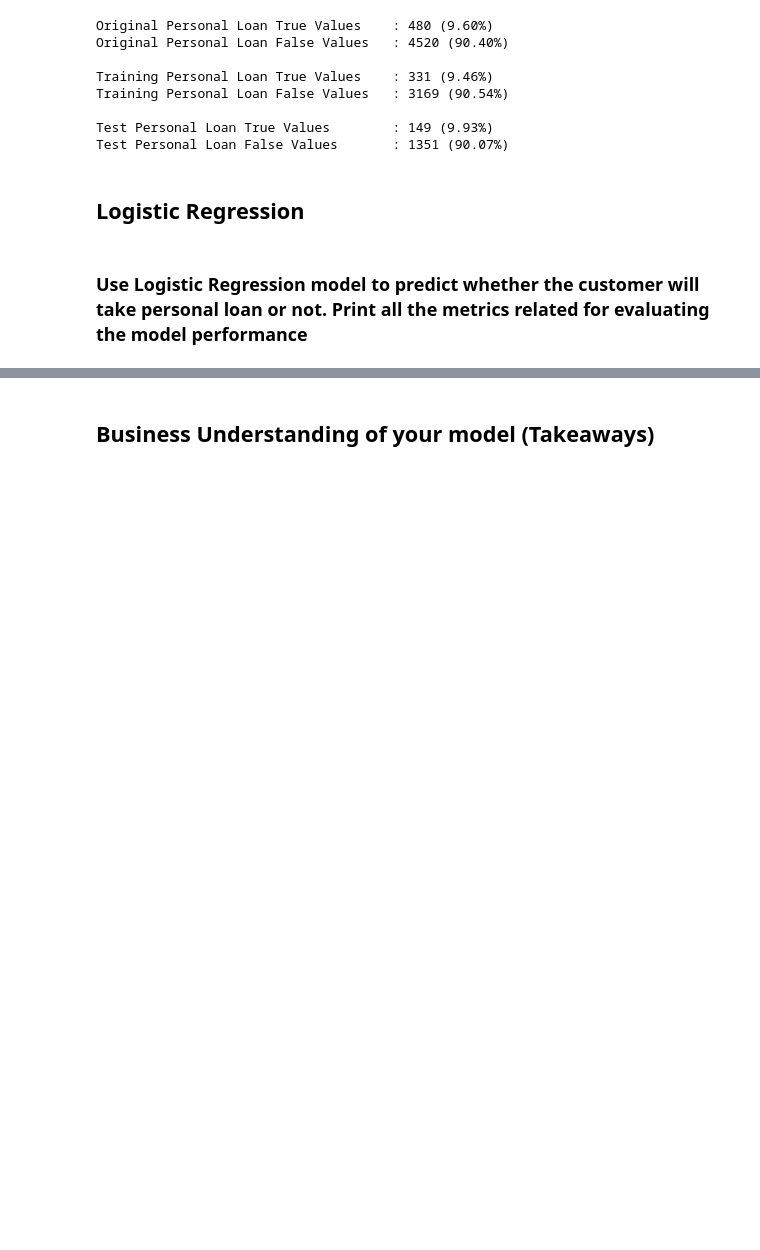
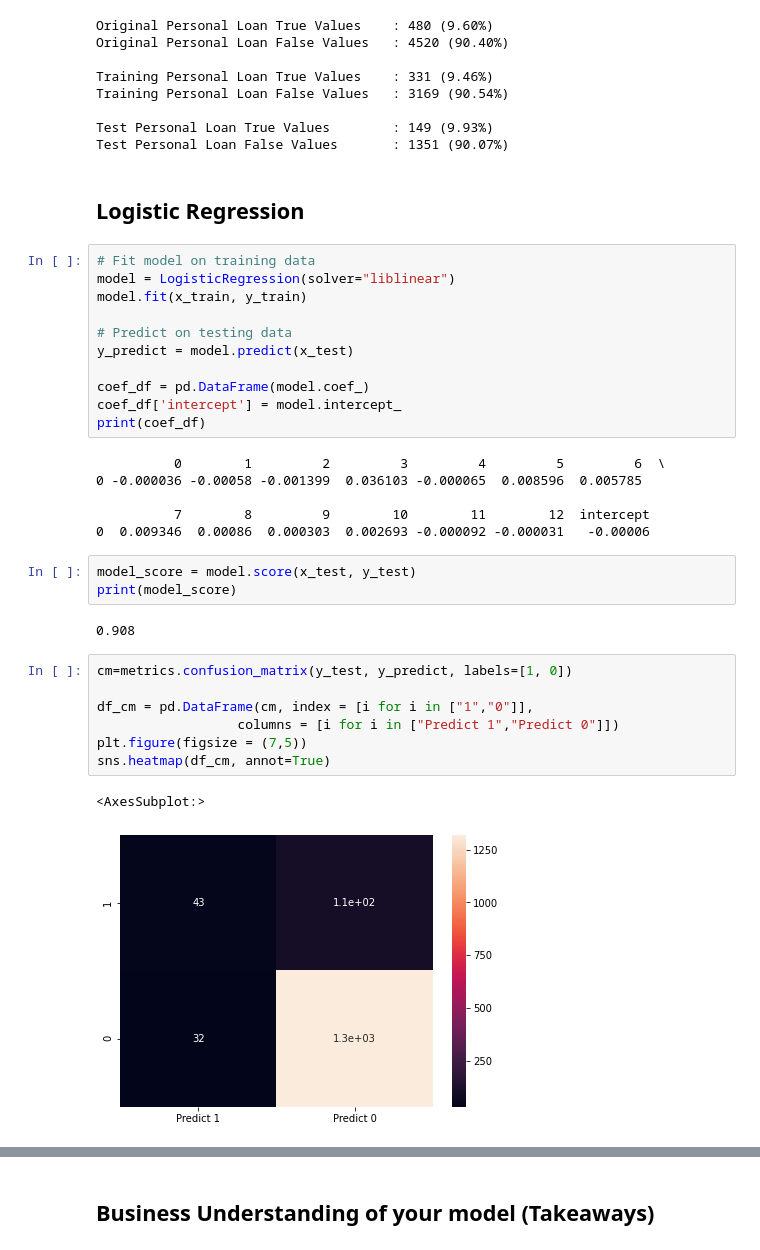
Before and after one commit to lauren-alexandra/personal-loan-campaign, a Jupyter notebook: Personal_Loan_Campaign.ipynb, the cells around one changed output, grey strips where cells are left out. Drawn from its saved outputs; the diff is of its cells as text; blank space fills up the shorter version.

```diff
--- a/Personal_Loan_Campaign.ipynb
+++ b/Personal_Loan_Campaign.ipynb
@@ -288,5 +288,35 @@ Test Personal Loan True Values        : 149 (9.93%)
 Test Personal Loan False Values       : 1351 (90.07%)
 # %% [markdown]
 ## Logistic Regression
-# %% [markdown]
-### Use Logistic Regression model to predict whether the customer will take personal loan or not. Print all the metrics related for evaluating the model performance
+# %%
+# Fit model on training data
+model = LogisticRegression(solver="liblinear")
+model.fit(x_train, y_train)
+
+# Predict on testing data
+y_predict = model.predict(x_test)
+
+coef_df = pd.DataFrame(model.coef_)
+coef_df['intercept'] = model.intercept_
+print(coef_df)
+# %% [output]
+          0        1         2         3         4         5         6  \
+0 -0.000036 -0.00058 -0.001399  0.036103 -0.000065  0.008596  0.005785
+
+          7        8         9        10        11        12  intercept
+0  0.009346  0.00086  0.000303  0.002693 -0.000092 -0.000031   -0.00006
+# %%
+model_score = model.score(x_test, y_test)
+print(model_score)
+# %% [output]
+0.908
+# %%
+cm=metrics.confusion_matrix(y_test, y_predict, labels=[1, 0])
+
+df_cm = pd.DataFrame(cm, index = [i for i in ["1","0"]],
+                  columns = [i for i in ["Predict 1","Predict 0"]])
+plt.figure(figsize = (7,5))
+sns.heatmap(df_cm, annot=True)
+# %% [output]
+<AxesSubplot:>
+[figure, added]
```
Also changed, not shown: parts of 2 cells of this notebook.
